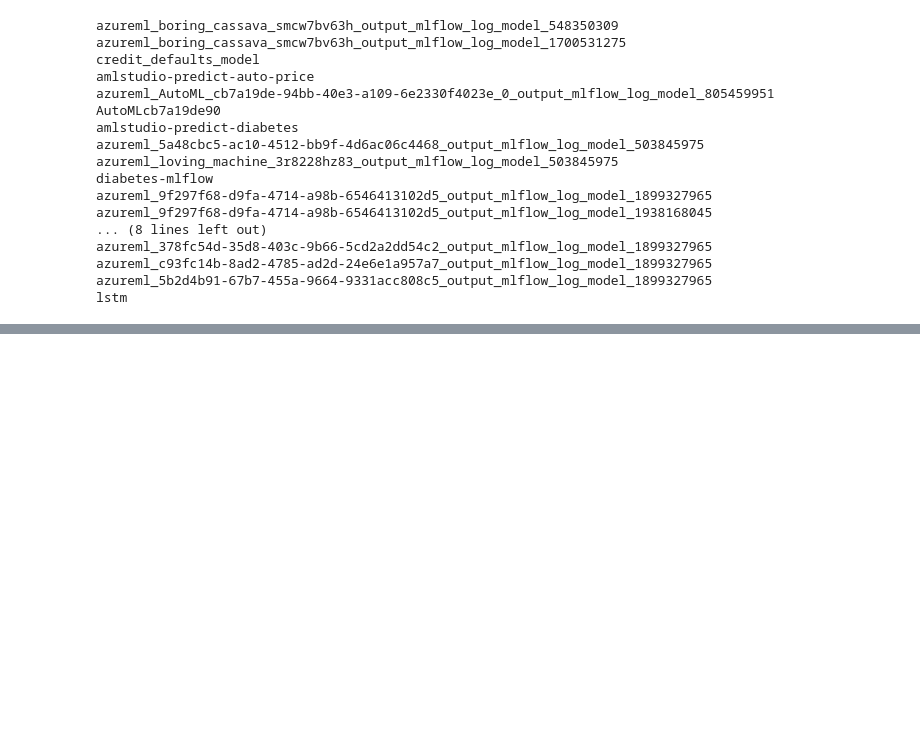
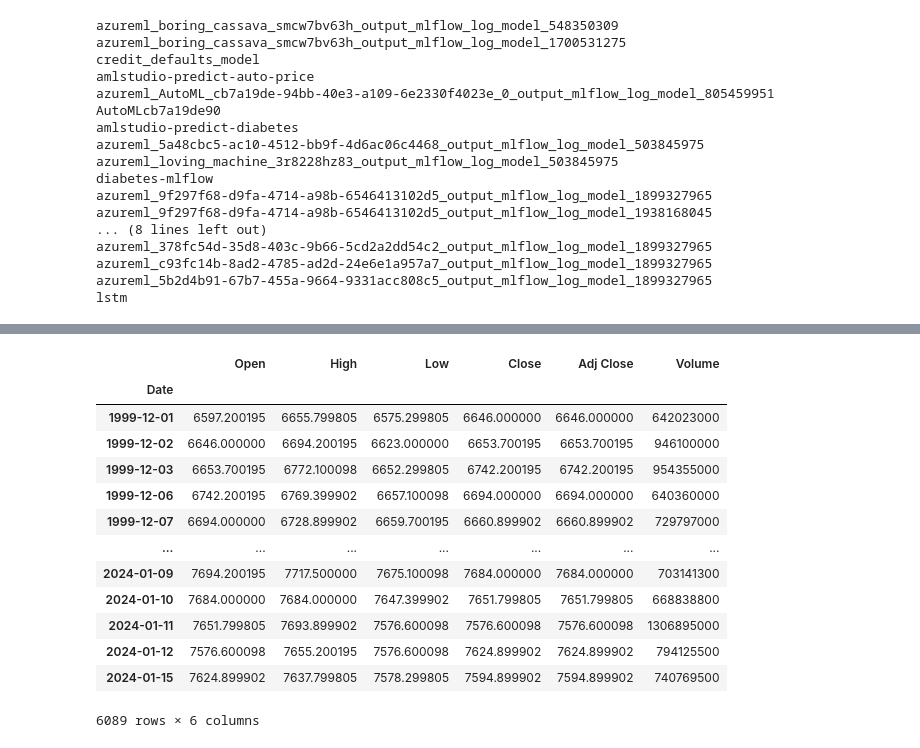
Before and after one commit to samhnatiuk/ftsedemo, a Jupyter notebook: demo.ipynb, the cells around one changed output, grey strips where cells are left out. Saved outputs shown, nothing was run; the diff lists cells and outputs as text; code cells hidden in the pictures; blank space fills up the shorter version.

```diff
--- a/demo.ipynb
+++ b/demo.ipynb
@@ -65,4 +61,5 @@ data.tail(10)
 # %%
+data.drop('Close', axis=1, inplace=True)
 print(data.isnull().sum())
 print(data.eq(0).sum())
 print(data.index.diff().value_counts().sort_index())
@@ -162,7 +140,7 @@ def train_lstm_model(df: pd.DataFrame,
                 verbose: int = 1) -> Tuple[Sequential, np.ndarray, np.ndarray, List[float]]:
 
     # defome featires, target
-    X, y = df.drop('Adj Close', axis=1), data[['Adj Close']]
+    X, y = df.drop('Adj Close', , axis=1), data[['Adj Close']]
 
     # svale features
     X_scaled = MinMaxScaler().fit_transform(X)
@@ -421,5 +336,5 @@ def read_data_from_blob(blob_name: str) -> pd.DataFrame:
     df = pd.read_csv(StringIO(data), parse_dates=['Date'])
     return df.set_index('Date')
 
-data = read_data_from_blob(main_blob_name)
-data.tail()
+#data = read_data_from_blob(main_blob_name)
+#data.tail()
@@ -521,0 +525,5 @@ MlflowException: API request to endpoint /api/2.0/mlflow/registered-models/alias
+# %%
+newdata = yf.download("^FTSE", start="2021-12-02")
+newdata = newdata.drop(newdata.tail(1).index) # as no volume for current day
+newdata = newdata.drop('Close', axis=1)
+newdata
@@ -564,0 +567,19 @@ mlflow.end_run()
+# %%
+data_update = pd.concat([data, newdata])
+data_update
+# save_data_to_blob(main_blob_name, data_update)
+# %% [output]
+|  | Open | High | Low | Close | Adj Close | Volume |
+| Date |  |  |  |  |  |  |
+| 1999-12-01 | 6597.200195 | 6655.799805 | 6575.299805 | 6646.000000 | 6646.000000 | 642023000 |
+| 1999-12-02 | 6646.000000 | 6694.200195 | 6623.000000 | 6653.700195 | 6653.700195 | 946100000 |
+| 1999-12-03 | 6653.700195 | 6772.100098 | 6652.299805 | 6742.200195 | 6742.200195 | 954355000 |
+| 1999-12-06 | 6742.200195 | 6769.399902 | 6657.100098 | 6694.000000 | 6694.000000 | 640360000 |
+| 1999-12-07 | 6694.000000 | 6728.899902 | 6659.700195 | 6660.899902 | 6660.899902 | 729797000 |
+| ... | ... | ... | ... | ... | ... | ... |
+| 2024-01-09 | 7694.200195 | 7717.500000 | 7675.100098 | 7684.000000 | 7684.000000 | 703141300 |
+| 2024-01-10 | 7684.000000 | 7684.000000 | 7647.399902 | 7651.799805 | 7651.799805 | 668838800 |
+| 2024-01-11 | 7651.799805 | 7693.899902 | 7576.600098 | 7576.600098 | 7576.600098 | 1306895000 |
+| 2024-01-12 | 7576.600098 | 7655.200195 | 7576.600098 | 7624.899902 | 7624.899902 | 794125500 |
+| 2024-01-15 | 7624.899902 | 7637.799805 | 7578.299805 | 7594.899902 | 7594.899902 | 740769500 |
+6089 rows × 6 columns
```
Also changed, not shown: parts of 49 cells of this notebook, 8 other files.
